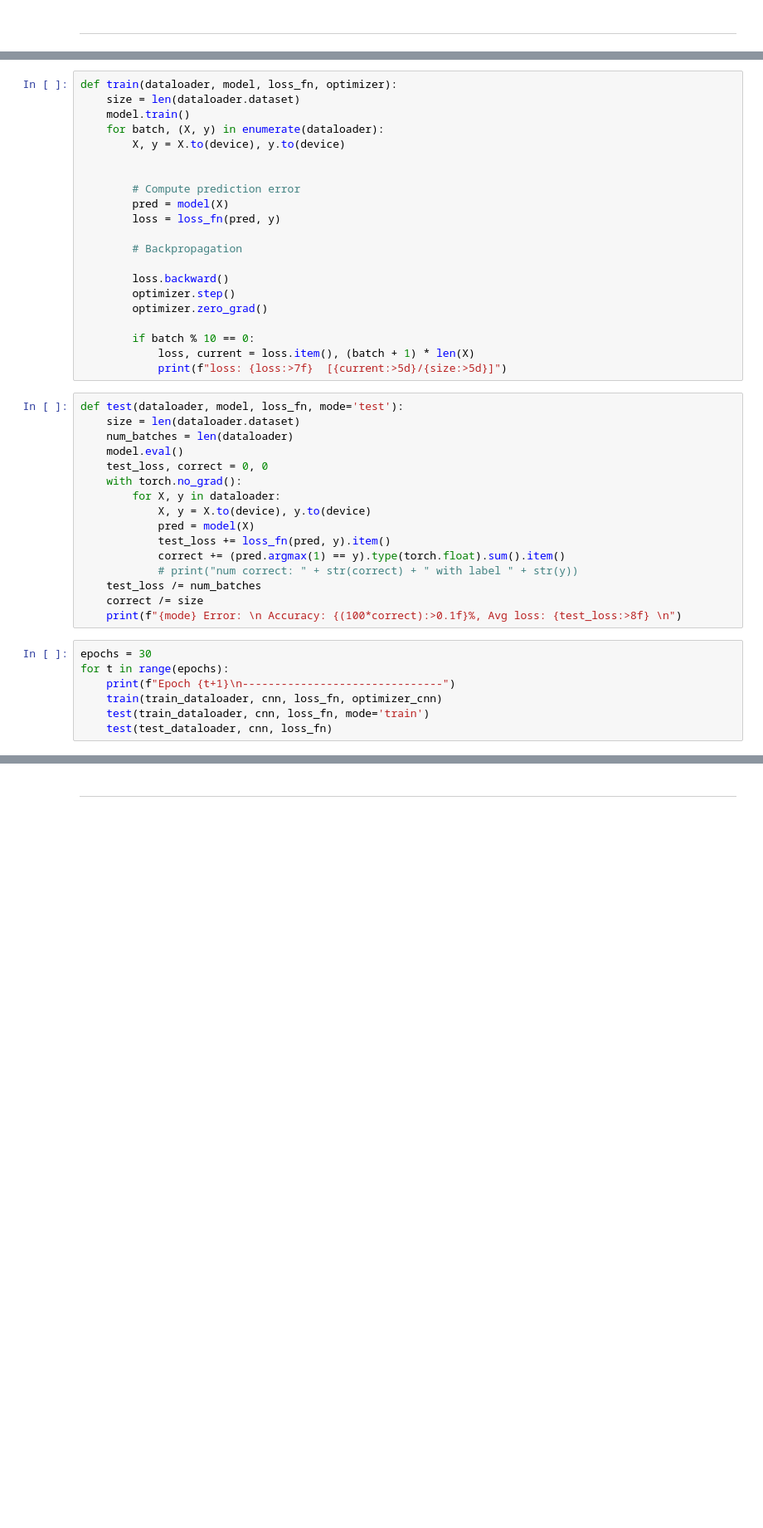
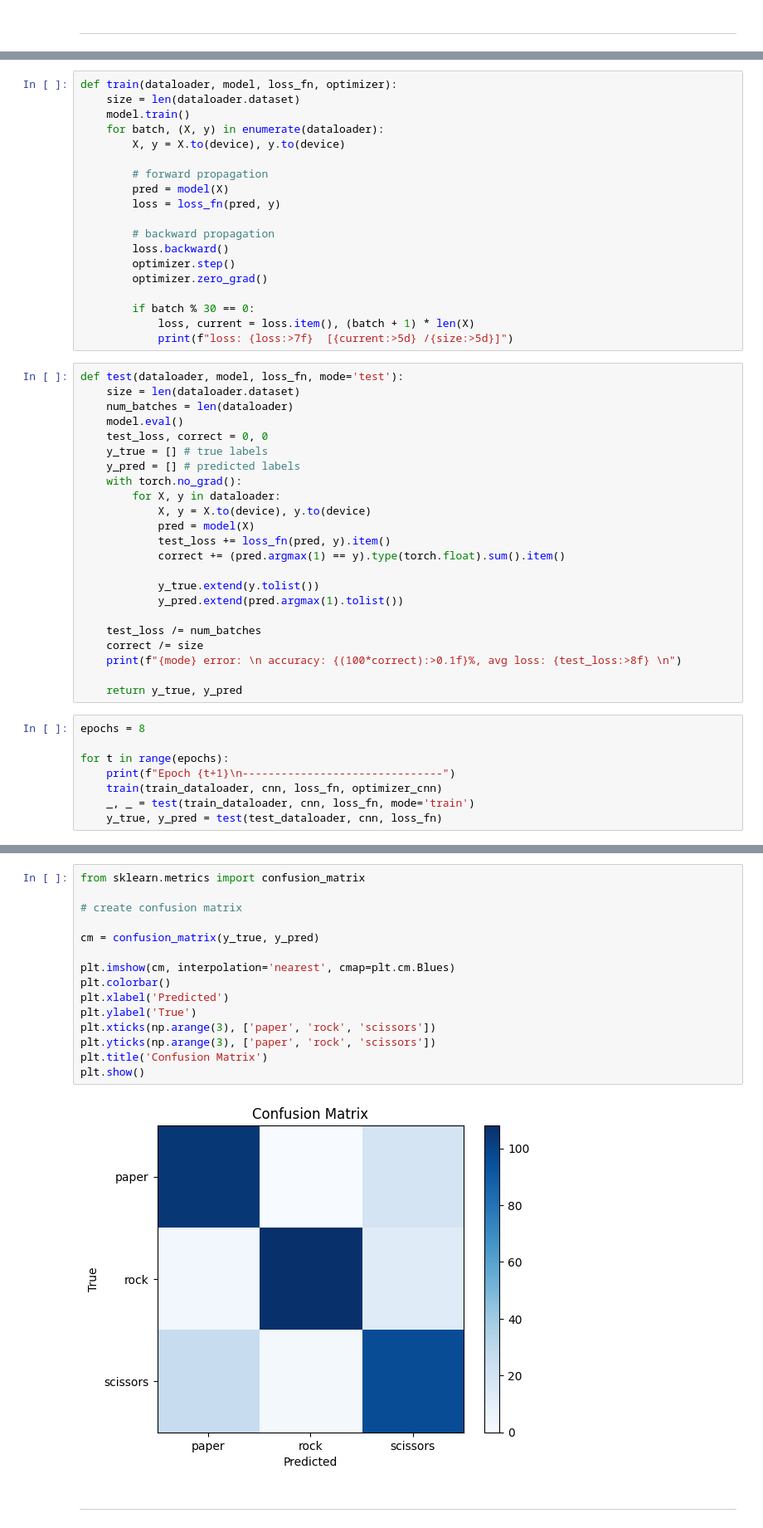
Before and after one commit to butter-my-toast/RockPaperScissors-CNN, a Jupyter notebook: rps_multiclass.ipynb, the cells around one changed output, grey strips where cells are left out. Shown at 83% size. Drawn from its saved outputs; the diff is of its cells as text; blank space fills up the shorter version.

```diff
--- a/rps_multiclass.ipynb
+++ b/rps_multiclass.ipynb
@@ -129,43 +181,49 @@ def train(dataloader, model, loss_fn, optimizer):
     for batch, (X, y) in enumerate(dataloader):
         X, y = X.to(device), y.to(device)
 
-
-        # Compute prediction error
+        # forward propagation
         pred = model(X)
         loss = loss_fn(pred, y)
 
-        # Backpropagation
-
+        # backward propagation
         loss.backward()
         optimizer.step()
         optimizer.zero_grad()
 
-        if batch % 10 == 0:
+        if batch % 30 == 0:
             loss, current = loss.item(), (batch + 1) * len(X)
-            print(f"loss: {loss:>7f}  [{current:>5d}/{size:>5d}]")
+            print(f"loss: {loss:>7f}  [{current:>5d} /{size:>5d}]")
 # %%
 def test(dataloader, model, loss_fn, mode='test'):
     size = len(dataloader.dataset)
     num_batches = len(dataloader)
     model.eval()
     test_loss, correct = 0, 0
+    y_true = [] # true labels
+    y_pred = [] # predicted labels
     with torch.no_grad():
         for X, y in dataloader:
             X, y = X.to(device), y.to(device)
             pred = model(X)
             test_loss += loss_fn(pred, y).item()
             correct += (pred.argmax(1) == y).type(torch.float).sum().item()
-            # print("num correct: " + str(correct) + " with label " + str(y))
+
+            y_true.extend(y.tolist())
+            y_pred.extend(pred.argmax(1).tolist())
+
     test_loss /= num_batches
     correct /= size
-    print(f"{mode} Error: \n Accuracy: {(100*correct):>0.1f}%, Avg loss: {test_loss:>8f} \n")
+    print(f"{mode} error: \n accuracy: {(100*correct):>0.1f}%, avg loss: {test_loss:>8f} \n")
+
+    return y_true, y_pred
 # %%
-epochs = 30
+epochs = 8
+
 for t in range(epochs):
     print(f"Epoch {t+1}\n-------------------------------")
     train(train_dataloader, cnn, loss_fn, optimizer_cnn)
-    test(train_dataloader, cnn, loss_fn, mode='train')
-    test(test_dataloader, cnn, loss_fn)
+    _, _ = test(train_dataloader, cnn, loss_fn, mode='train')
+    y_true, y_pred = test(test_dataloader, cnn, loss_fn)
 # %% [output]
 Epoch 1
 -------------------------------
@@ -187,3 +245,20 @@ test Error:
+# %%
+from sklearn.metrics import confusion_matrix
+
+# create confusion matrix
+
+cm = confusion_matrix(y_true, y_pred)
+
+plt.imshow(cm, interpolation='nearest', cmap=plt.cm.Blues)
+plt.colorbar()
+plt.xlabel('Predicted')
+plt.ylabel('True')
+plt.xticks(np.arange(3), ['paper', 'rock', 'scissors'])
+plt.yticks(np.arange(3), ['paper', 'rock', 'scissors'])
+plt.title('Confusion Matrix')
+plt.show()
+# %% [output]
+[figure, added]
 # %% [markdown]
 --------------
 # %%
```
Also changed, not shown: parts of 13 cells of this notebook.
